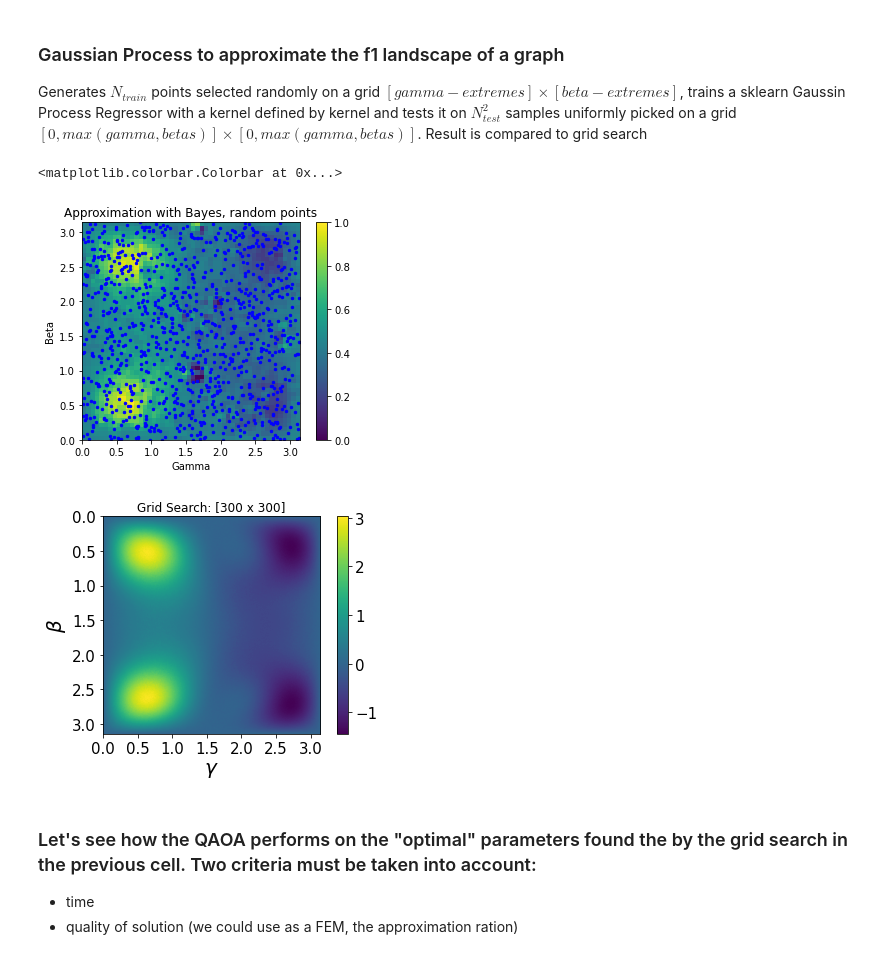
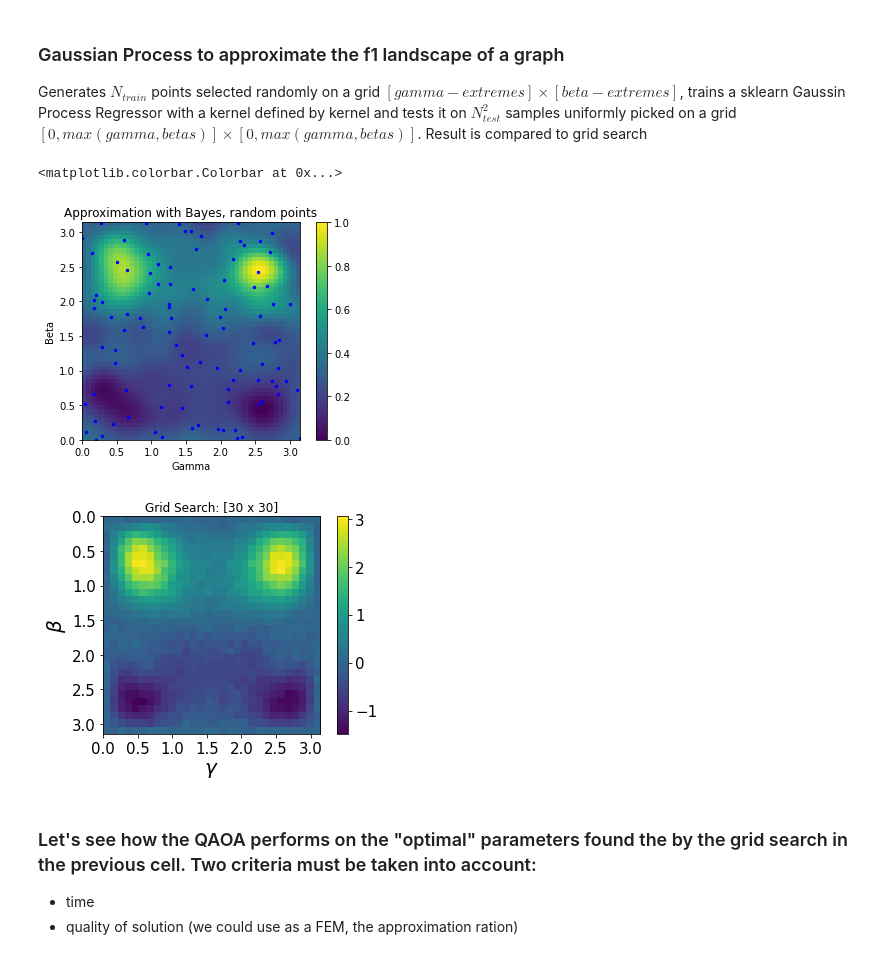
Before and after one commit to etignoneleitha/ifabquantum, a Jupyter notebook: notebooks/QAOA-ET-Bayes.ipynb, the cells around one changed output. Saved outputs shown, nothing was run; the diff lists cells and outputs as text; code cells hidden in the pictures.

Commit message:
check

```diff
--- a/notebooks/QAOA-ET-Bayes.ipynb
+++ b/notebooks/QAOA-ET-Bayes.ipynb
@@ -5,7 +6,7 @@ Not done yet & to try:
 # %%
 #BASE
 import networkx as nx
-from collections import Counter, defaultdict
+from collections import Counter, defaultdict, namedtuple
 from itertools import product
 import pandas as pd
 from scipy.stats import norm
@@ -14,7 +15,7 @@ import numpy as np
 
 #ML
 from sklearn.gaussian_process import GaussianProcessRegressor
-from sklearn.gaussian_process.kernels import RBF, ConstantKernel as C
+from sklearn.gaussian_process.kernels import RBF, ConstantKernel as CK
 from sklearn.preprocessing import StandardScaler
 from sklearn.utils.optimize import _check_optimize_result
 from scipy.optimize import minimize
@@ -30,11 +31,9 @@ s_eigenvalues = [0,1]
 penalty = 2
 shots = 1000
 
-#Set graph instance
-E = [(0,1), (1,2), (0,2), (2,3), (2,4)]
-N = 5
+#Set graph instance & its complement
+E = [(0,1), (1,2), (0,2), (2,3), (2,4)]; N = 5
 G = nx.Graph()
-G_comp = nx.Graph()
 G.add_nodes_from(range(N))
 G.add_edges_from(E)
 G_comp = nx.complement(G)
@@ -317,43 +324,42 @@ extimated_f1, counts = QAOA(gamma,beta)
 
 Generates $N_{train}$ points selected randomly on a grid $[gamma-extremes] \times [beta-extremes]$, trains a sklearn Gaussin Process Regressor with a kernel defined by kernel and tests it on $N_{test}^2$ samples uniformly picked on a grid $[0, max(gamma, betas)] \times [0, max(gamma, betas)] $. Result is compared to grid search
 # %%
-N_train = 1000
+N_train = 100
 N_test = 50
 gamma_extremes = [0, np.pi]
 beta_extremes = [0, np.pi]
 X_train = []; y_train = []
 
 for i in range(N_train):
     X = [np.random.uniform(*gamma_extremes), np.random.uniform(*beta_extremes)]
     X_train.append(X)
     Y, _ = QAOA(*X) #in questi casi la base è inifluente: mi serve solo se sono interessato al secondo argomanto
     y_train.append(Y)
 
-kernel = C(1.0, (1e-3, 1e3)) * RBF(10, (1e-2, 1e2))
+kernel = CK(1.0, (1e-3, 1e3)) * RBF(10, (1e-2, 1e2))
 gp = GaussianProcessRegressor(kernel=kernel, n_restarts_optimizer=0, normalize_y = True)
 gp.fit(X_train, y_train)
 
 X_lin = np.linspace(0, np.max([gamma_extremes, beta_extremes]), N_test)
 X_test_grid = list(product(X_lin, X_lin))
 
-predicted_means = gp.predict(X_test_grid) #se volessi anche le std: predicted_means, predicted_sigma = gp.predict(X_test_grid, return_std=True)
-res = np.reshape(predicted_means, (N_test, N_test))
+predicted_means = gp.predict(X_test_grid)
+res = np.reshape(predicted_means, (N_test, N_test)).T #to check the .T: i think it is correct though
 X_train = np.array(X_train)
 plt.title('Approximation with Bayes, random points')
 plt.imshow(res, extent = gamma_extremes + beta_extremes)
 plt.scatter(X_train[:,0], X_train[:,1], s=6, c='b')
 plt.xlabel('Gamma')
 plt.ylabel('Beta')
 plt.colorbar()
 # %% [output]
 <matplotlib.colorbar.Colorbar at 0x...>
-[figure, old version]
+[figure, new version]
 # %%
 #To confront with
-params, f1 = grid_search(300, shots=10000)
-plot_f1_landscape(params, f1)
+points = grid_search(30)
 # %% [output]
-[figure, old version]
+[figure, new version]
 # %% [markdown]
 ### Let's see how the QAOA performs on the "optimal" parameters found the by the grid search in the previous cell. Two criteria must be taken into account:
 
```
Also changed, not shown: parts of 13 cells of this notebook.
